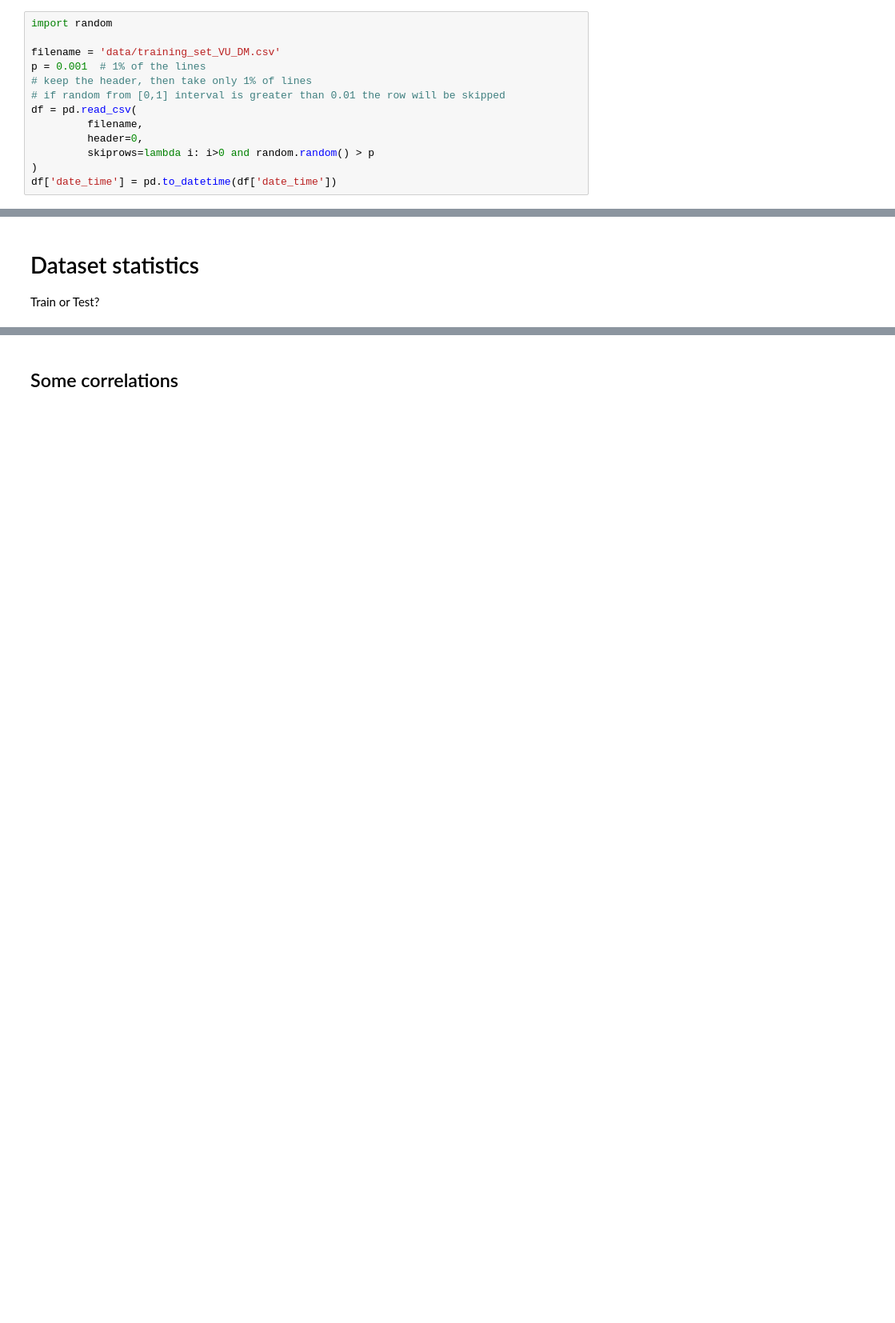
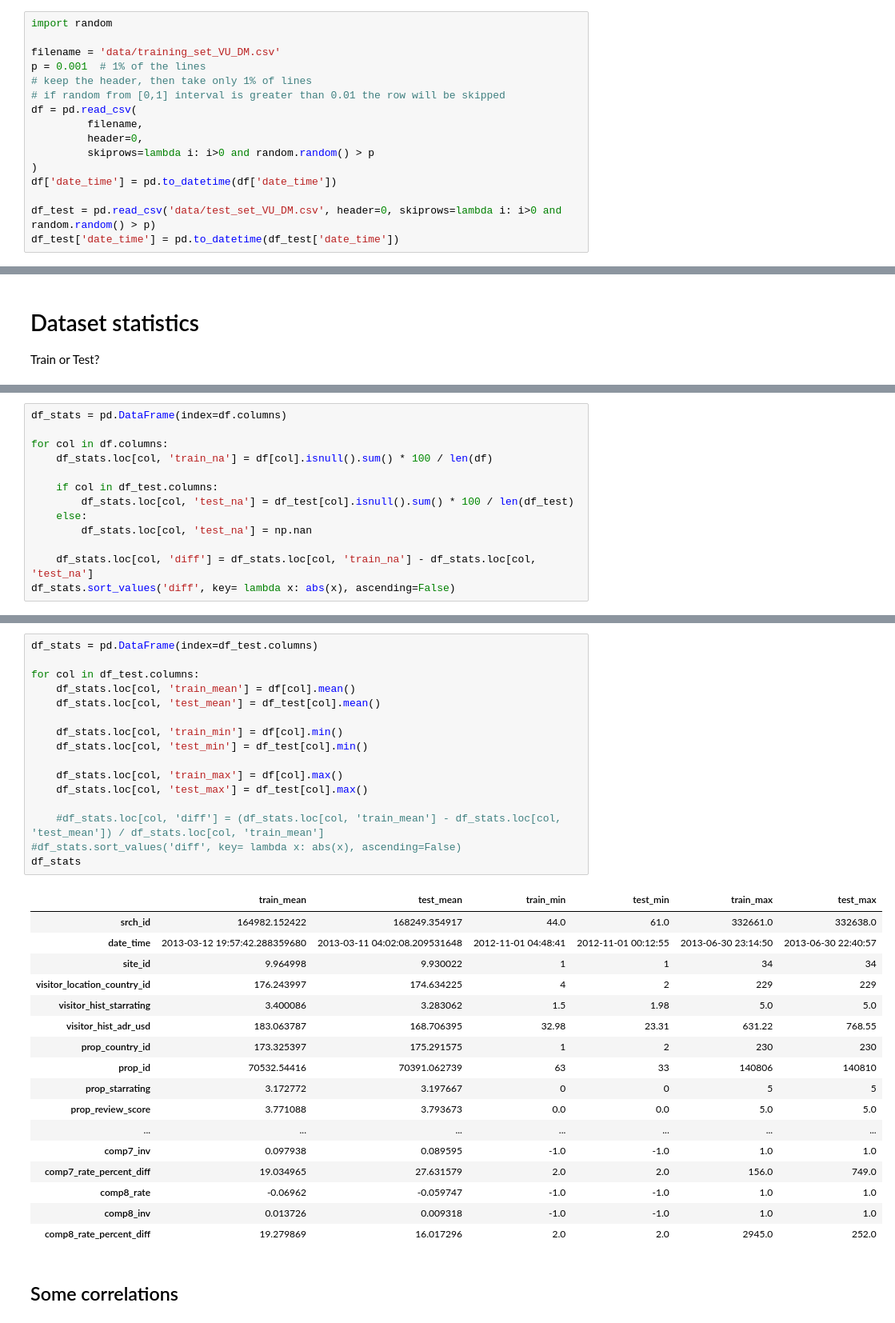
Before and after one commit to OlegBEZb/Personalize-Expedia-Hotel-Searches, a Jupyter notebook: EDA.ipynb, the cells around one changed output, grey strips where cells are left out. Shown at 80% size. Drawn from its saved outputs; the diff is of its cells as text; blank space fills up the shorter version.

Commit message:
added train test comparison

```diff
--- a/EDA.ipynb
+++ b/EDA.ipynb
@@ -25,6 +25,9 @@ df = pd.read_csv(
          skiprows=lambda i: i>0 and random.random() > p
 )
 df['date_time'] = pd.to_datetime(df['date_time'])
+
+df_test = pd.read_csv('data/test_set_VU_DM.csv', header=0, skiprows=lambda i: i>0 and random.random() > p)
+df_test['date_time'] = pd.to_datetime(df_test['date_time'])
 # %%
 # df = pd.read_csv(
 #          filename,
@@ -46,0 +55,13 @@ profile.to_notebook_iframe()
+# %%
+df_stats = pd.DataFrame(index=df.columns)
+
+for col in df.columns:
+    df_stats.loc[col, 'train_na'] = df[col].isnull().sum() * 100 / len(df)
+
+    if col in df_test.columns:
+        df_stats.loc[col, 'test_na'] = df_test[col].isnull().sum() * 100 / len(df_test)
+    else:
+        df_stats.loc[col, 'test_na'] = np.nan
+
+    df_stats.loc[col, 'diff'] = df_stats.loc[col, 'train_na'] - df_stats.loc[col, 'test_na']
+df_stats.sort_values('diff', key= lambda x: abs(x), ascending=False)
@@ -47,3 +86,37 @@ profile.to_notebook_iframe()
+# %%
+df_stats = pd.DataFrame(index=df_test.columns)
+
+for col in df_test.columns:
+    df_stats.loc[col, 'train_mean'] = df[col].mean()
+    df_stats.loc[col, 'test_mean'] = df_test[col].mean()
+
+    df_stats.loc[col, 'train_min'] = df[col].min()
+    df_stats.loc[col, 'test_min'] = df_test[col].min()
+
+    df_stats.loc[col, 'train_max'] = df[col].max()
+    df_stats.loc[col, 'test_max'] = df_test[col].max()
+
+    #df_stats.loc[col, 'diff'] = (df_stats.loc[col, 'train_mean'] - df_stats.loc[col, 'test_mean']) / df_stats.loc[col, 'train_mean']
+#df_stats.sort_values('diff', key= lambda x: abs(x), ascending=False)
+df_stats
+# %% [output]
+|  | train_mean | test_mean | train_min | test_min | train_max | test_max |
+| srch_id | 164982.152422 | 168249.354917 | 44.0 | 61.0 | 332661.0 | 332638.0 |
+| date_time | 2013-03-12 19:57:42.288359680 | 2013-03-11 04:02:08.209531648 | 2012-11-01 04:48:41 | 2012-11-01 00:12:55 | 2013-06-30 23:14:50 | 2013-06-30 22:40:57 |
+| site_id | 9.964998 | 9.930022 | 1 | 1 | 34 | 34 |
+| visitor_location_country_id | 176.243997 | 174.634225 | 4 | 2 | 229 | 229 |
+| visitor_hist_starrating | 3.400086 | 3.283062 | 1.5 | 1.98 | 5.0 | 5.0 |
+| visitor_hist_adr_usd | 183.063787 | 168.706395 | 32.98 | 23.31 | 631.22 | 768.55 |
+| prop_country_id | 173.325397 | 175.291575 | 1 | 2 | 230 | 230 |
+| prop_id | 70532.54416 | 70391.062739 | 63 | 33 | 140806 | 140810 |
+| prop_starrating | 3.172772 | 3.197667 | 0 | 0 | 5 | 5 |
+| prop_review_score | 3.771088 | 3.793673 | 0.0 | 0.0 | 5.0 | 5.0 |
+| ... | ... | ... | ... | ... | ... | ... |
+| comp7_inv | 0.097938 | 0.089595 | -1.0 | -1.0 | 1.0 | 1.0 |
+| comp7_rate_percent_diff | 19.034965 | 27.631579 | 2.0 | 2.0 | 156.0 | 749.0 |
+| comp8_rate | -0.06962 | -0.059747 | -1.0 | -1.0 | 1.0 | 1.0 |
+| comp8_inv | 0.013726 | 0.009318 | -1.0 | -1.0 | 1.0 | 1.0 |
+| comp8_rate_percent_diff | 19.279869 | 16.017296 | 2.0 | 2.0 | 2945.0 | 252.0 |
 # %% [markdown]
 ## Some correlations
 # %%
```
Also changed, not shown: parts of 4 cells of this notebook.
